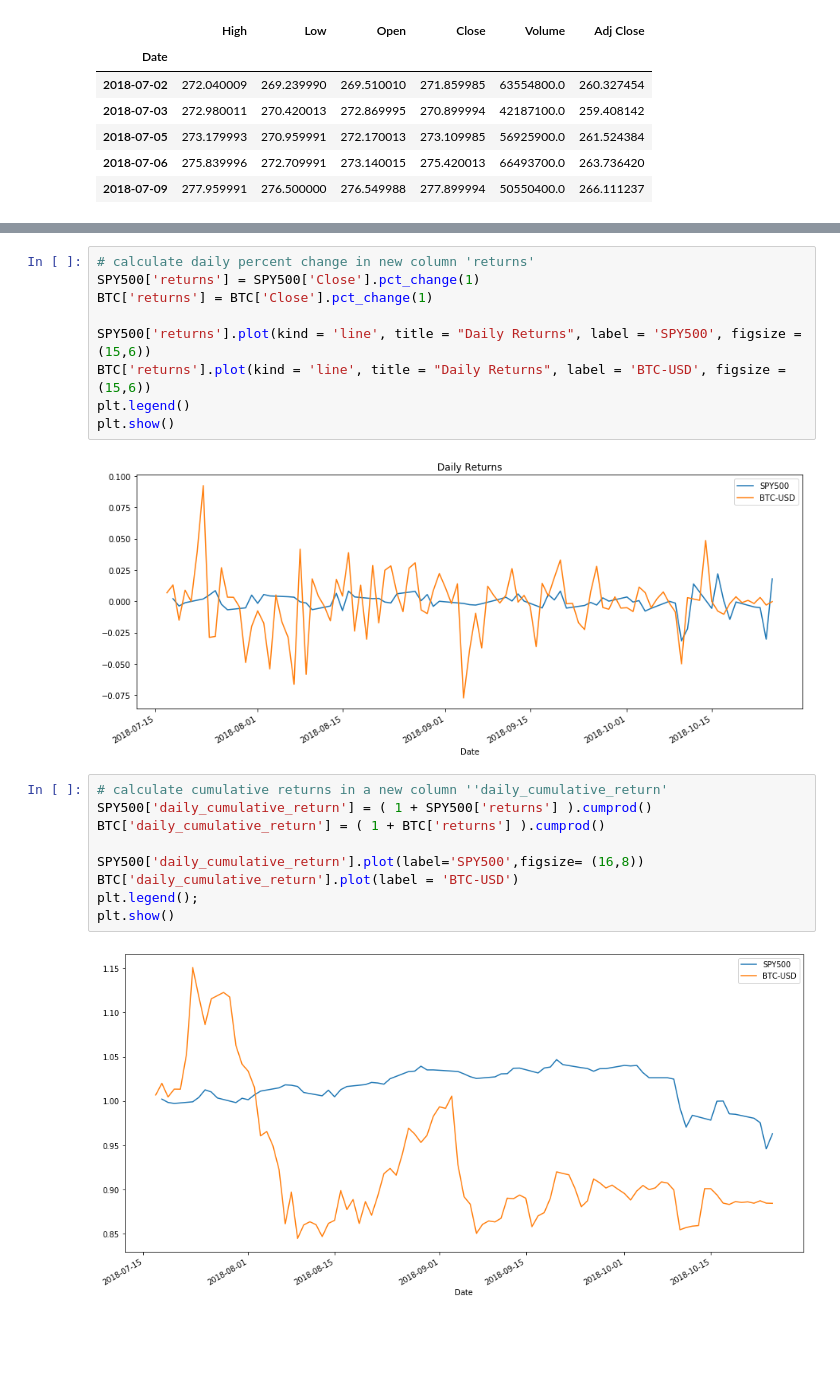
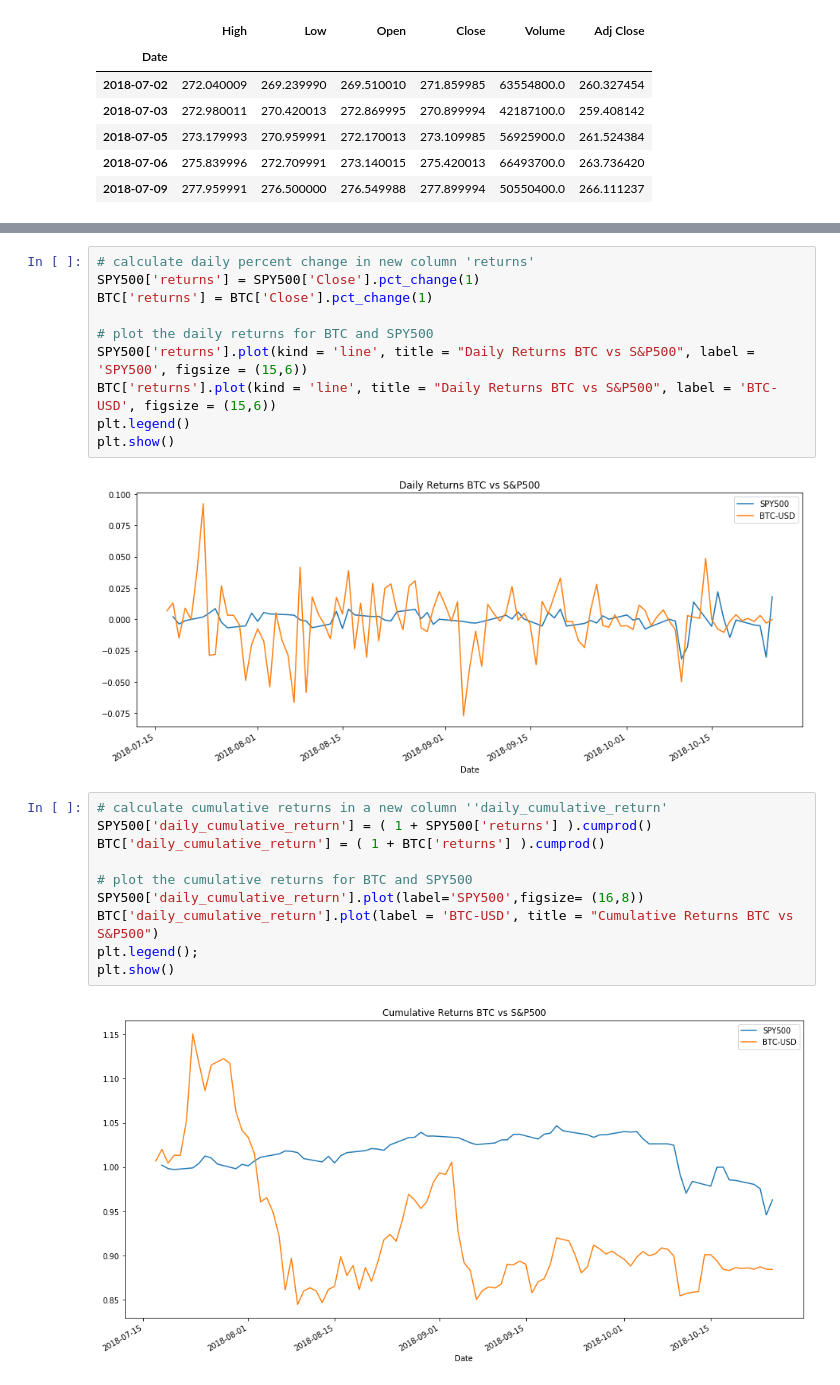
Before and after one commit to danellsworth/danellsworth.github.io, a Jupyter notebook: FinancialAnalysis.ipynb, the cells around one changed output, grey strips where cells are left out. Cells and saved outputs as stored; diff of their text form; blank space fills up the shorter version.

```diff
--- a/FinancialAnalysis.ipynb
+++ b/FinancialAnalysis.ipynb
@@ -93,20 +99,22 @@ StockSentimentDF.sentiment.value_counts().plot.bar(color = colors, title = "Over
 SPY500['returns'] = SPY500['Close'].pct_change(1)
 BTC['returns'] = BTC['Close'].pct_change(1)
 
-SPY500['returns'].plot(kind = 'line', title = "Daily Returns", label = 'SPY500', figsize = (15,6))
-BTC['returns'].plot(kind = 'line', title = "Daily Returns", label = 'BTC-USD', figsize = (15,6))
+# plot the daily returns for BTC and SPY500
+SPY500['returns'].plot(kind = 'line', title = "Daily Returns BTC vs S&P500", label = 'SPY500', figsize = (15,6))
+BTC['returns'].plot(kind = 'line', title = "Daily Returns BTC vs S&P500", label = 'BTC-USD', figsize = (15,6))
 plt.legend()
 plt.show()
 # %% [output]
-[figure, old version]
+[figure, new version]
 # %%
 # calculate cumulative returns in a new column ''daily_cumulative_return'
 SPY500['daily_cumulative_return'] = ( 1 + SPY500['returns'] ).cumprod()
 BTC['daily_cumulative_return'] = ( 1 + BTC['returns'] ).cumprod()
 
+# plot the cumulative returns for BTC and SPY500
 SPY500['daily_cumulative_return'].plot(label='SPY500',figsize= (16,8))
-BTC['daily_cumulative_return'].plot(label = 'BTC-USD')
+BTC['daily_cumulative_return'].plot(label = 'BTC-USD', title = "Cumulative Returns BTC vs S&P500")
 plt.legend();
 plt.show()
 # %% [output]
-[figure, old version]
+[figure, new version]
```
Also changed, not shown: parts of 6 cells of this notebook, 1 other file.
